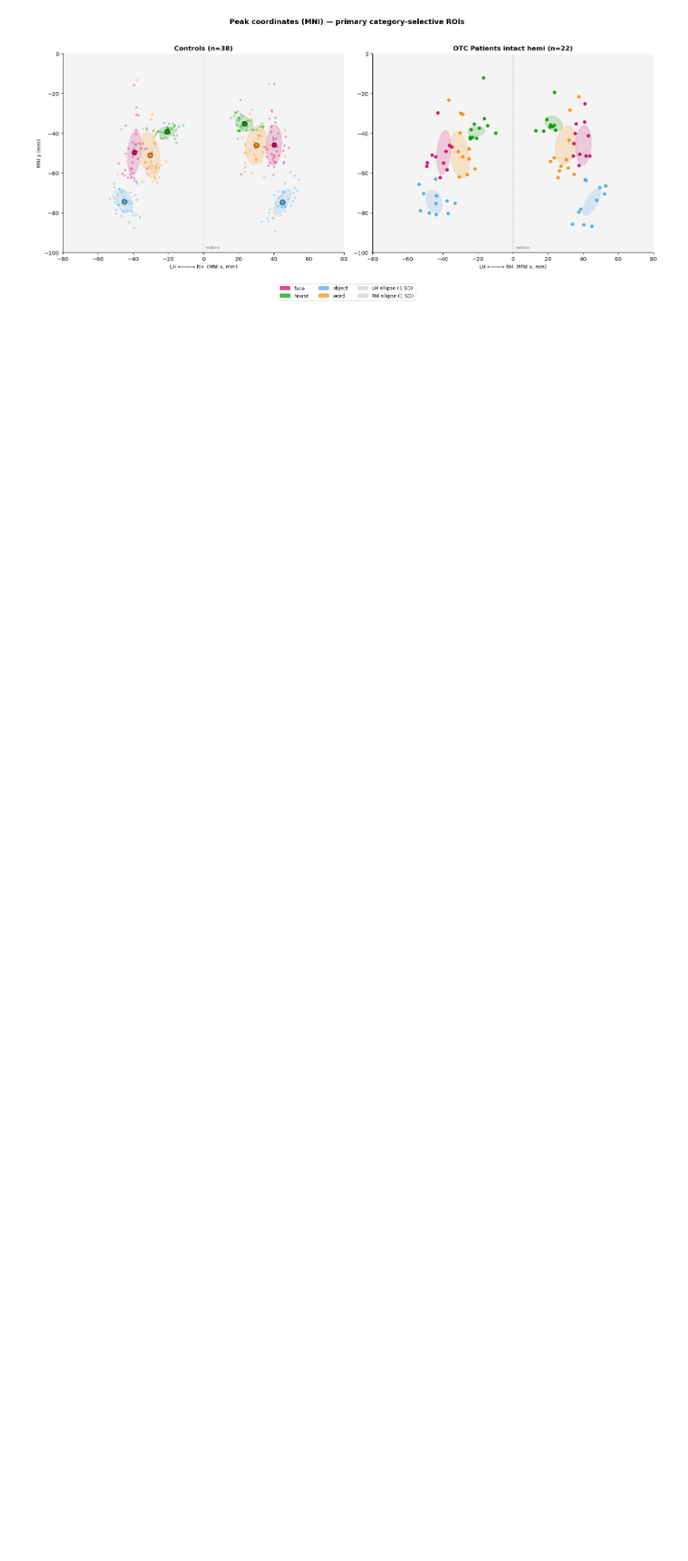
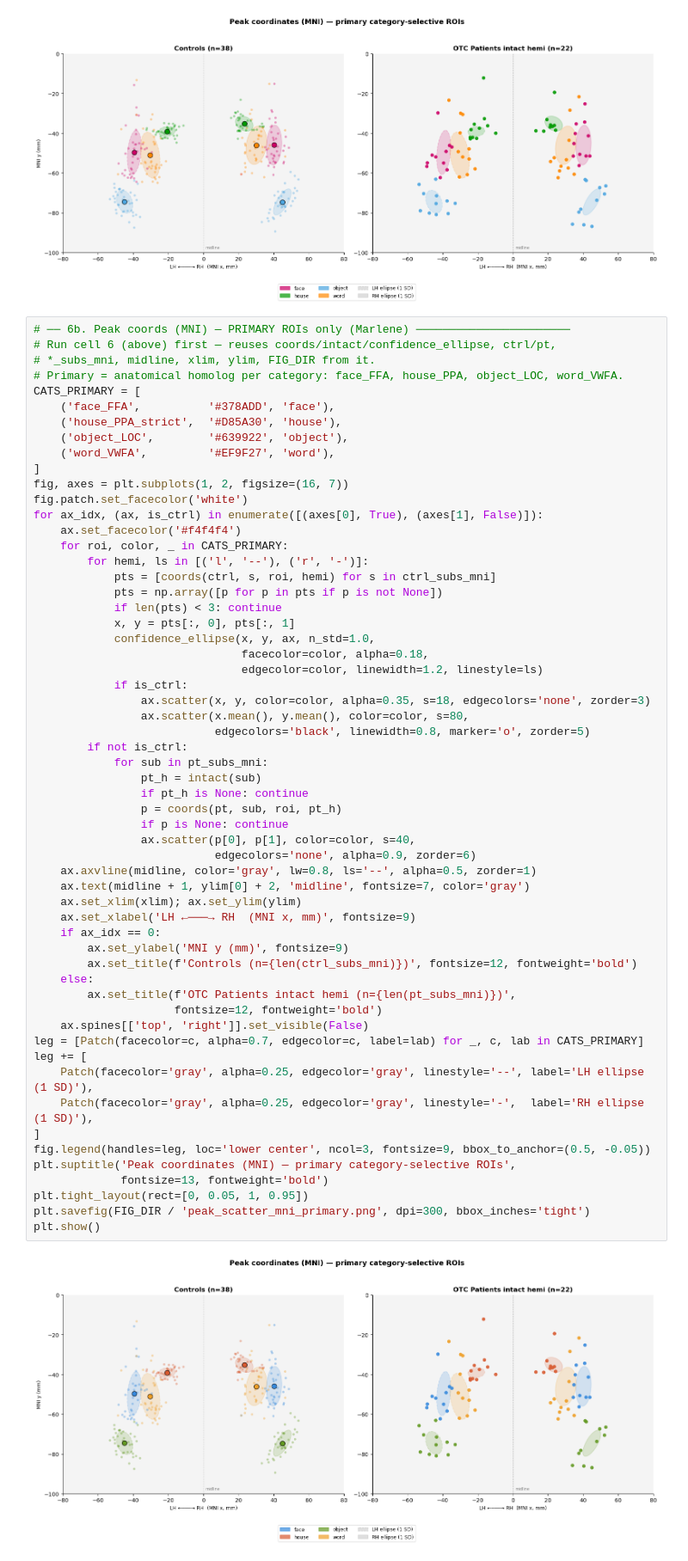
Before and after one commit to cnsimmons/sym_pt, a Jupyter notebook: D_liu/figures_consolidated.ipynb, the cells around one changed output. Shown at 86% size. Drawn from its saved outputs; the diff is of its cells as text; blank space fills up the shorter version.

Commit message:
updated figures for manuscript

```diff
--- a/D_liu/figures_consolidated.ipynb
+++ b/D_liu/figures_consolidated.ipynb
@@ -1233,3 +1288,63 @@ plt.savefig(FIG_DIR / 'peak_scatter_mni_primary.png', dpi=300, bbox_inches='tigh
 plt.show()
 # %% [output]
 [figure]
+# %%
+# ── 6b. Peak coords (MNI) — PRIMARY ROIs only (Marlene) ───────────────────────
+# Run cell 6 (above) first — reuses coords/intact/confidence_ellipse, ctrl/pt,
+# *_subs_mni, midline, xlim, ylim, FIG_DIR from it.
+# Primary = anatomical homolog per category: face_FFA, house_PPA, object_LOC, word_VWFA.
+CATS_PRIMARY = [
+    ('face_FFA',          '#378ADD', 'face'),
+    ('house_PPA_strict',  '#D85A30', 'house'),
+    ('object_LOC',        '#639922', 'object'),
+    ('word_VWFA',         '#EF9F27', 'word'),
+]
+fig, axes = plt.subplots(1, 2, figsize=(16, 7))
+fig.patch.set_facecolor('white')
+for ax_idx, (ax, is_ctrl) in enumerate([(axes[0], True), (axes[1], False)]):
+    ax.set_facecolor('#f4f4f4')
+    for roi, color, _ in CATS_PRIMARY:
+        for hemi, ls in [('l', '--'), ('r', '-')]:
+            pts = [coords(ctrl, s, roi, hemi) for s in ctrl_subs_mni]
+            pts = np.array([p for p in pts if p is not None])
+            if len(pts) < 3: continue
+            x, y = pts[:, 0], pts[:, 1]
+            confidence_ellipse(x, y, ax, n_std=1.0,
+                               facecolor=color, alpha=0.18,
+                               edgecolor=color, linewidth=1.2, linestyle=ls)
+            if is_ctrl:
+                ax.scatter(x, y, color=color, alpha=0.35, s=18, edgecolors='none', zorder=3)
+                ax.scatter(x.mean(), y.mean(), color=color, s=80,
+                           edgecolors='black', linewidth=0.8, marker='o', zorder=5)
+        if not is_ctrl:
+            for sub in pt_subs_mni:
+                pt_h = intact(sub)
+                if pt_h is None: continue
+                p = coords(pt, sub, roi, pt_h)
+                if p is None: continue
+                ax.scatter(p[0], p[1], color=color, s=40,
+                           edgecolors='none', alpha=0.9, zorder=6)
+    ax.axvline(midline, color='gray', lw=0.8, ls='--', alpha=0.5, zorder=1)
+    ax.text(midline + 1, ylim[0] + 2, 'midline', fontsize=7, color='gray')
+    ax.set_xlim(xlim); ax.set_ylim(ylim)
+    ax.set_xlabel('LH ←───→ RH  (MNI x, mm)', fontsize=9)
+    if ax_idx == 0:
+        ax.set_ylabel('MNI y (mm)', fontsize=9)
+        ax.set_title(f'Controls (n={len(ctrl_subs_mni)})', fontsize=12, fontweight='bold')
+    else:
+        ax.set_title(f'OTC Patients intact hemi (n={len(pt_subs_mni)})',
+                     fontsize=12, fontweight='bold')
+    ax.spines[['top', 'right']].set_visible(False)
+leg = [Patch(facecolor=c, alpha=0.7, edgecolor=c, label=lab) for _, c, lab in CATS_PRIMARY]
+leg += [
+    Patch(facecolor='gray', alpha=0.25, edgecolor='gray', linestyle='--', label='LH ellipse (1 SD)'),
+    Patch(facecolor='gray', alpha=0.25, edgecolor='gray', linestyle='-',  label='RH ellipse (1 SD)'),
+]
+fig.legend(handles=leg, loc='lower center', ncol=3, fontsize=9, bbox_to_anchor=(0.5, -0.05))
+plt.suptitle('Peak coordinates (MNI) — primary category-selective ROIs',
+             fontsize=13, fontweight='bold')
+plt.tight_layout(rect=[0, 0.05, 1, 0.95])
+plt.savefig(FIG_DIR / 'peak_scatter_mni_primary.png', dpi=300, bbox_inches='tight')
+plt.show()
+# %% [output]
+[figure, added]
```
Also changed, not shown: parts of 5 cells of this notebook, 16 other files.
